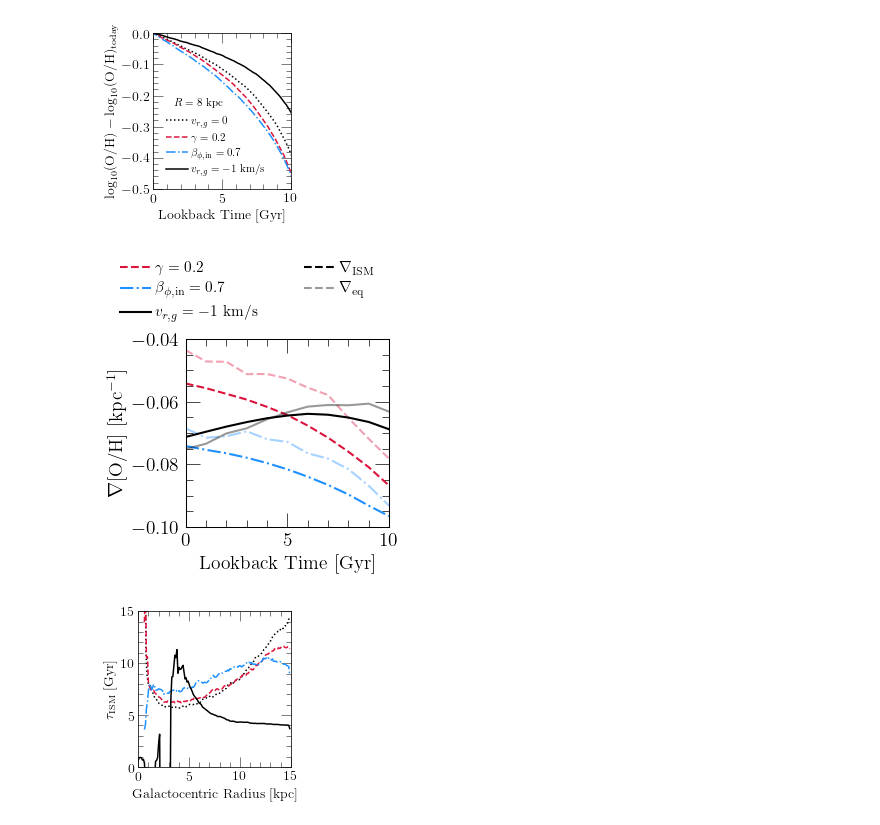
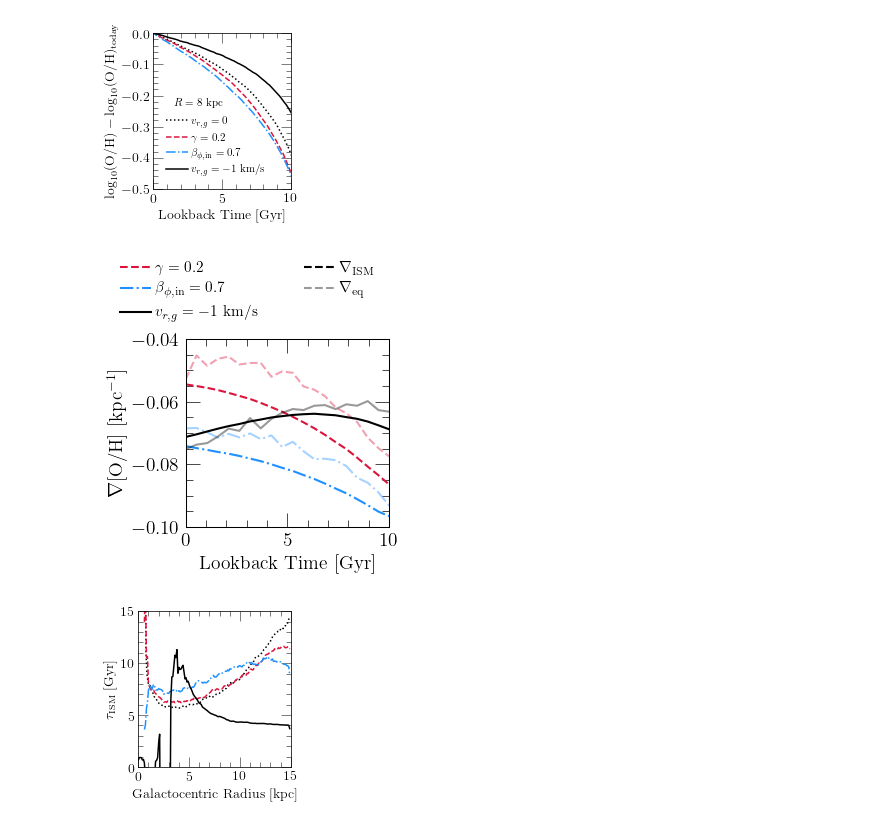
Before and after one commit to giganano/radial-flows, a Jupyter notebook: notebooks/equilibrium.ipynb, the cells around one changed output. Cells and saved outputs as stored; diff of their text form; code cells hidden in the pictures.

```diff
--- a/notebooks/equilibrium.ipynb
+++ b/notebooks/equilibrium.ipynb
@@ -431,8 +431,8 @@ plt.show()
 # %% [output]
 [figure]
 # %%
-LOOKBACKS = list(range(11))
-# LOOKBACKS = np.linspace(0, 10, 20)
+# LOOKBACKS = list(range(11))
+LOOKBACKS = np.linspace(0, 10, 20)
 # LABELS = [r"$v_{r,g} = 0$", r"$\gamma = 0.2$", r"$\beta_{\phi,\text{in}} = 0.7$", r"$v_{r,g} = -1$ km/s"]
 LABELS = [r"$\gamma = 0.2$", r"$\beta_{\phi,\text{in}} = 0.7$", r"$v_{r,g} = -1$ km/s"]
 # COLORS = ["black", "crimson", "dodgerblue", "black"]
@@ -460,34 +460,34 @@ def plot_slope_evolution(output, zone_width = 0.1, **kwargs):
         slopes.append(eq_gradient(output, LOOKBACKS[i], zone_width = zone_width))
     ax.plot(LOOKBACKS, slopes, alpha = ALPHA, **kwargs)
 
 for i in range(len(outputs)):
     kwargs = {
         "c": named_colors()[COLORS[i]],
         "linestyle": LINESTYLES[i],
         "label": LABELS[i]
     }
     plot_slope_evolution(outputs[i], **kwargs)
 
 ax.plot([100, 200], [100, 200], c = named_colors()["black"], linestyle = "--", label = r"$\nabla_\text{ISM}$")
 ax.plot([100, 200], [100, 200], c = named_colors()["black"], linestyle = "--", alpha = ALPHA, label = r"$\nabla_\text{eq}$")
 
 kwargs = {
     "loc": mpl_loc("lower center"),
     "bbox_to_anchor": (0.3, 1.02),
     "fontsize": 11,
     "ncol": 2,
     "columnspacing": 3
 }
 ax.legend(**kwargs)
 
 plt.tight_layout()
 for ext in ["pdf", "jpeg"]:
     kwargs = {}
     if ext == "jpeg": kwargs["dpi"] = 200
     plt.savefig("./equilibrium/slope-evolution-fiducial-models.%s" % (ext), **kwargs)
 plt.show()
 # %% [output]
-[figure, old version]
+[figure, new version]
 # %%
 outputs = [
     "../outputs/constant/vgas-0",
```
Also changed, not shown: parts of 1 cell of this notebook, 6 other files.
